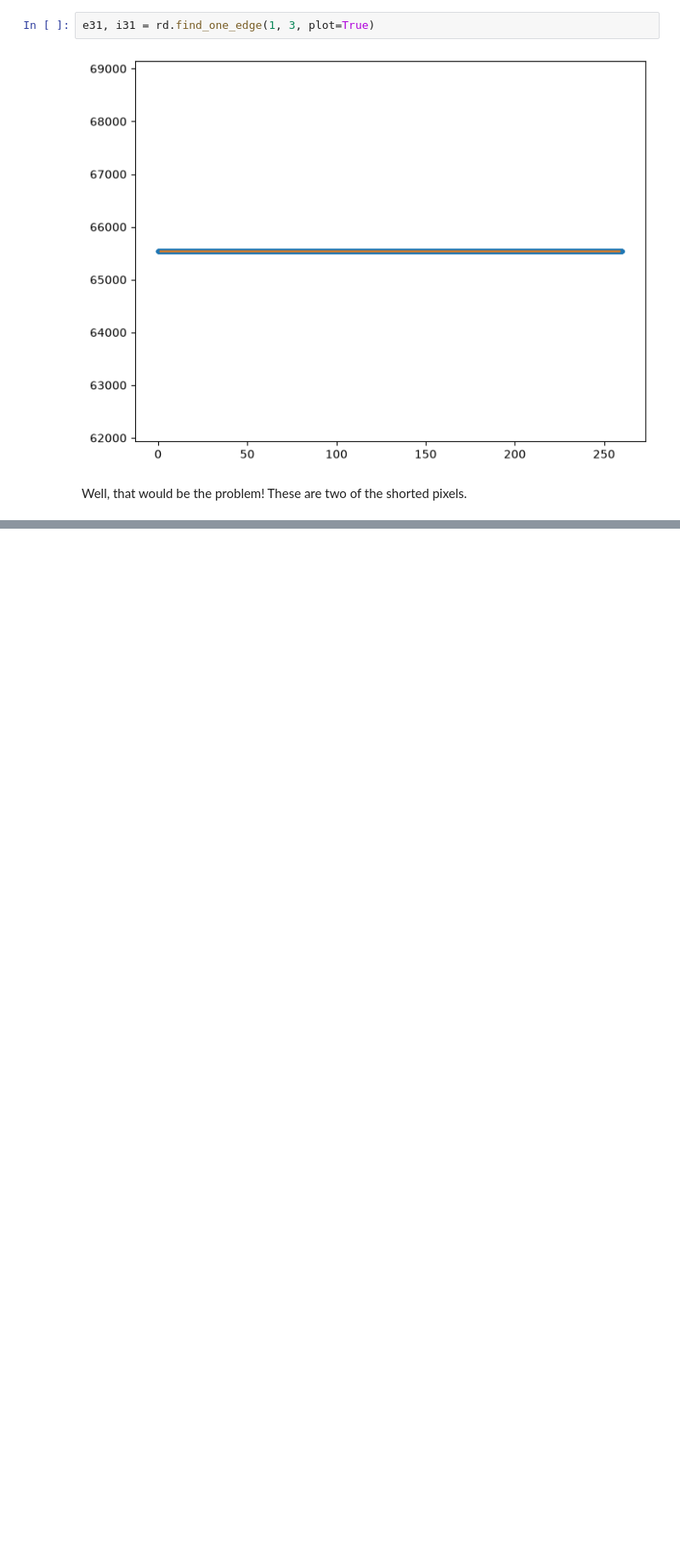
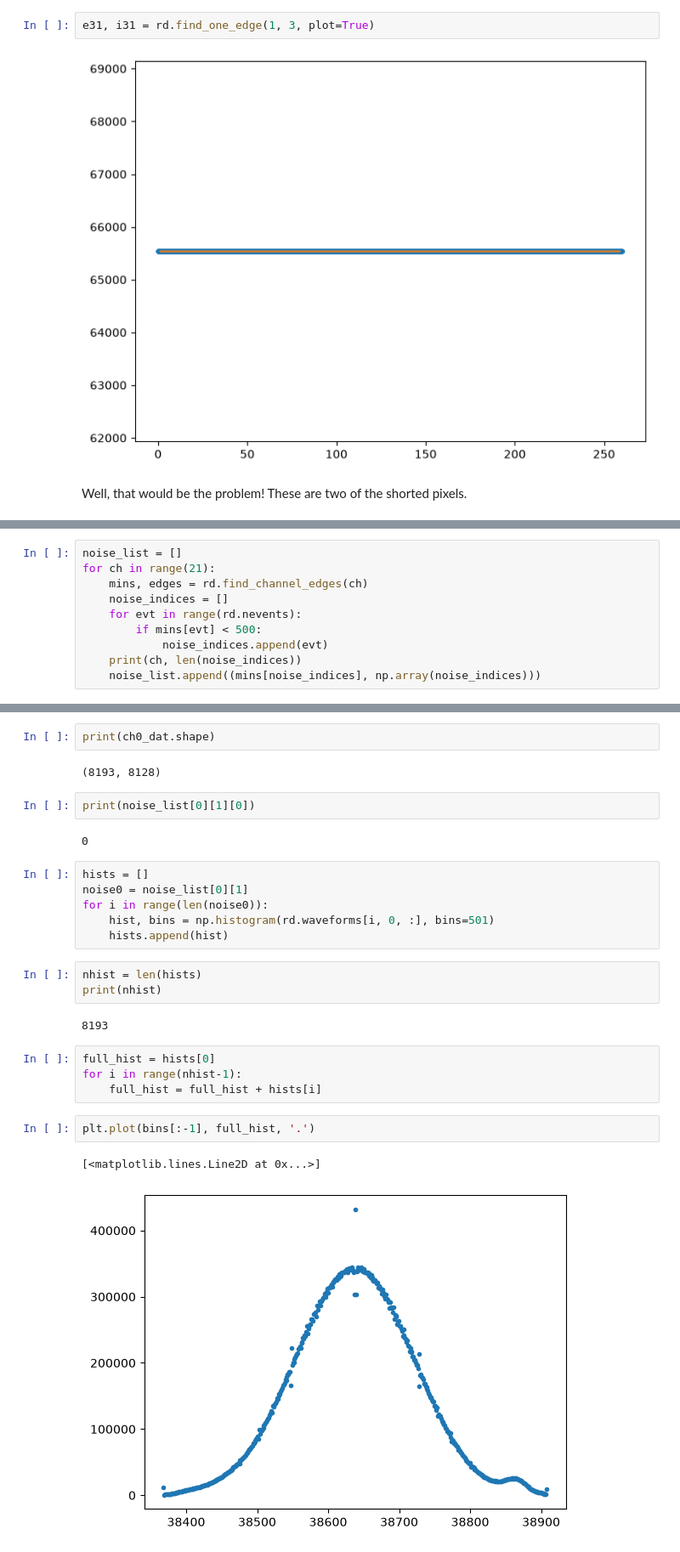
Before and after one commit to bcGitHub15/Proton-Analysis, a Jupyter notebook: ChannelNoise.ipynb, the cells around one changed output, grey strips where cells are left out. Shown at 85% size. Cells and saved outputs as stored; diff of their text form; blank space fills up the shorter version.

Commit message:
Update ChannelNoise with channel histograms

```diff
--- a/ChannelNoise.ipynb
+++ b/ChannelNoise.ipynb
@@ -414,0 +417,10 @@ Well, that would be the problem! These are two of the shorted pixels.
+# %%
+noise_list = []
+for ch in range(21):
+    mins, edges = rd.find_channel_edges(ch)
+    noise_indices = []
+    for evt in range(rd.nevents):
+        if mins[evt] < 500:
+            noise_indices.append(evt)
+    print(ch, len(noise_indices))
+    noise_list.append((mins[noise_indices], np.array(noise_indices)))
@@ -414,0 +469,28 @@ Well, that would be the problem! These are two of the shorted pixels.
+# %%
+print(ch0_dat.shape)
+# %% [output]
+(8193, 8128)
+# %%
+print(noise_list[0][1][0])
+# %% [output]
+0
+# %%
+hists = []
+noise0 = noise_list[0][1]
+for i in range(len(noise0)):
+    hist, bins = np.histogram(rd.waveforms[i, 0, :], bins=501)
+    hists.append(hist)
+# %%
+nhist = len(hists)
+print(nhist)
+# %% [output]
+8193
+# %%
+full_hist = hists[0]
+for i in range(nhist-1):
+    full_hist = full_hist + hists[i]
+# %%
+plt.plot(bins[:-1], full_hist, '.')
+# %% [output]
+[<matplotlib.lines.Line2D at 0x...>]
+[figure, added]
```
Also changed, not shown: parts of 7 cells of this notebook.
